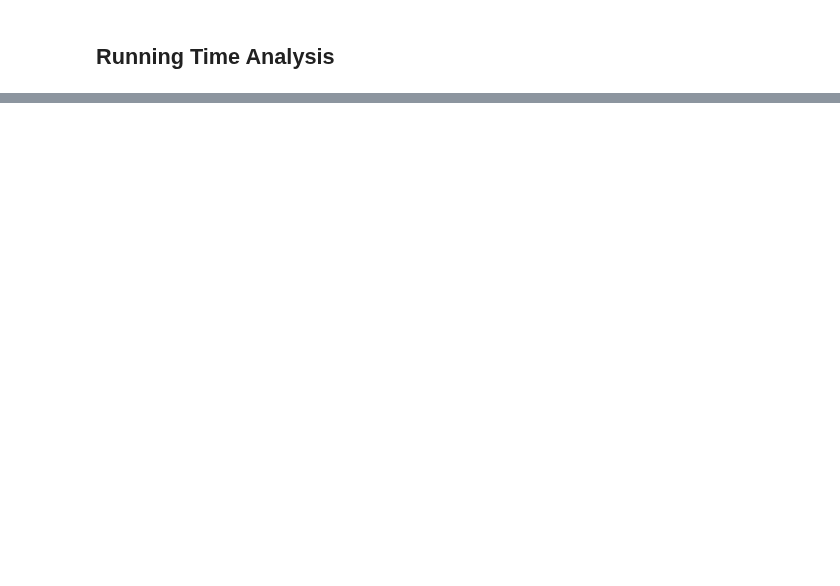
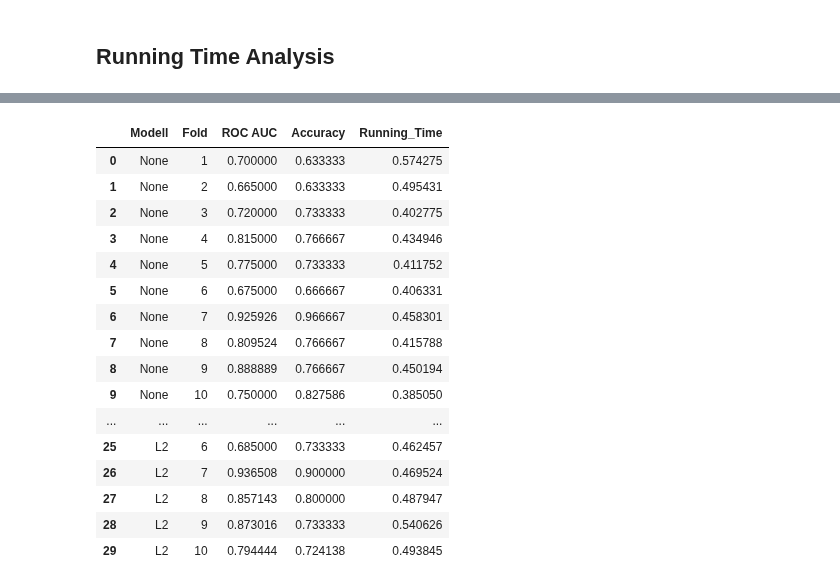
Before and after one commit to FelixFritz02/MasterKL, a Jupyter notebook: AI Numerics/Data Challenge/Logistic_Regression.ipynb, the cells around one changed output, grey strips where cells are left out. Cells and saved outputs as stored; diff of their text form; code cells hidden in the pictures; blank space fills up the shorter version.

```diff
--- a/AI Numerics/Data Challenge/Logistic_Regression.ipynb
+++ b/AI Numerics/Data Challenge/Logistic_Regression.ipynb
@@ -567,0 +624,20 @@ plt.show()
+# %%
+model_evaluation
+# %% [output]
+|  | Modell | Fold | ROC AUC | Accuracy | Running_Time |
+| 0 | None | 1 | 0.700000 | 0.633333 | 0.574275 |
+| 1 | None | 2 | 0.665000 | 0.633333 | 0.495431 |
+| 2 | None | 3 | 0.720000 | 0.733333 | 0.402775 |
+| 3 | None | 4 | 0.815000 | 0.766667 | 0.434946 |
+| 4 | None | 5 | 0.775000 | 0.733333 | 0.411752 |
+| 5 | None | 6 | 0.675000 | 0.666667 | 0.406331 |
+| 6 | None | 7 | 0.925926 | 0.966667 | 0.458301 |
+| 7 | None | 8 | 0.809524 | 0.766667 | 0.415788 |
+| 8 | None | 9 | 0.888889 | 0.766667 | 0.450194 |
+| 9 | None | 10 | 0.750000 | 0.827586 | 0.385050 |
+| ... | ... | ... | ... | ... | ... |
+| 25 | L2 | 6 | 0.685000 | 0.733333 | 0.462457 |
+| 26 | L2 | 7 | 0.936508 | 0.900000 | 0.469524 |
+| 27 | L2 | 8 | 0.857143 | 0.800000 | 0.487947 |
+| 28 | L2 | 9 | 0.873016 | 0.733333 | 0.540626 |
+| 29 | L2 | 10 | 0.794444 | 0.724138 | 0.493845 |
```
Also changed, not shown: parts of 7 cells of this notebook, 3 other files.
